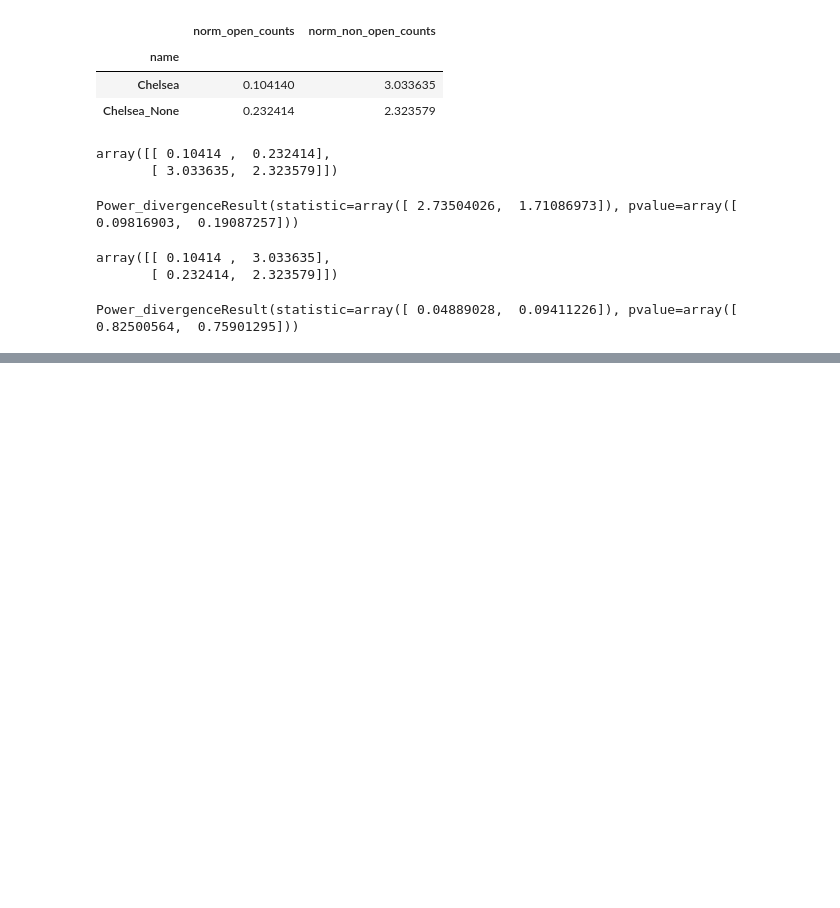
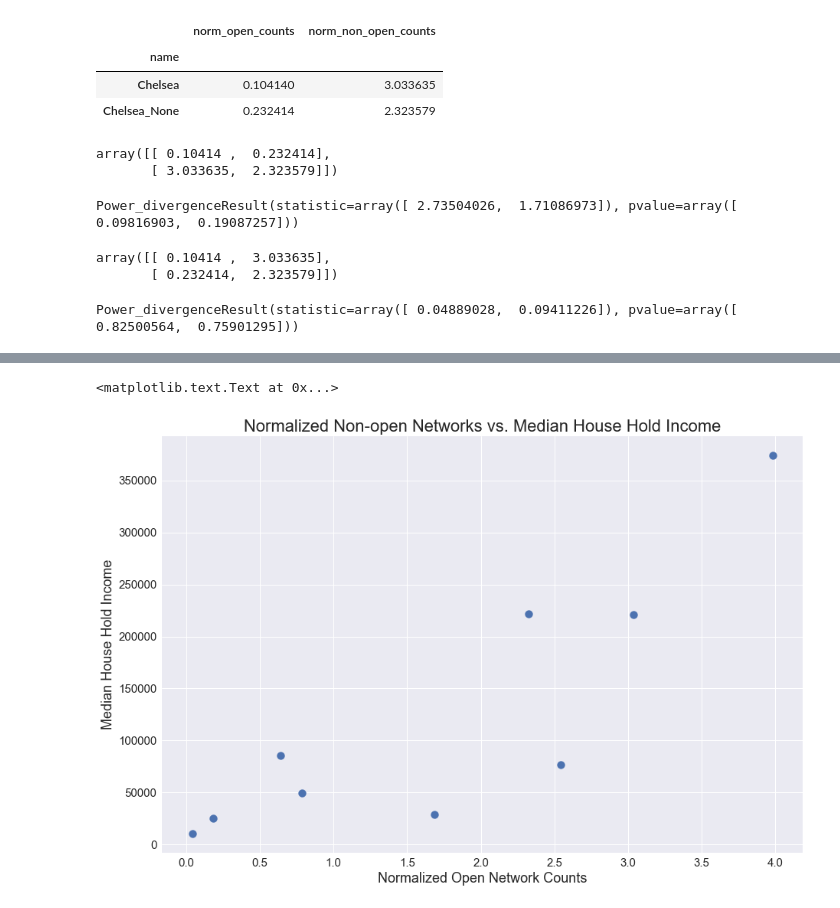
Before and after one commit to cor215/WiFind2017, a Jupyter notebook: Final Analysis - Wifind.ipynb, the cells around one changed output, grey strips where cells are left out. Cells and saved outputs as stored; diff of their text form; code cells hidden in the pictures; blank space fills up the shorter version.

```diff
--- a/Final Analysis - Wifind.ipynb
+++ b/Final Analysis - Wifind.ipynb
@@ -884,0 +968,10 @@ Power_divergenceResult(statistic=array([ 0.04889028,  0.09411226]), pvalue=array
+# %%
+ax = scatter_plot.plot(kind='scatter', title ="Non-Open Networks in Public vs. Non-public Residential Areas", \
+                   figsize=(15, 10), legend=True, fontsize=15, x='norm_non_open_counts', y='MHI', s=100)
+ax.set_title("Normalized Non-open Networks vs. Median House Hold Income",fontsize=22)
+ax.set_xlabel("Normalized Open Network Counts", fontsize=18)
+ax.set_ylabel("Median House Hold Income", fontsize=18)
+#ax.set_yscale("log")
+# %% [output]
+<matplotlib.text.Text at 0x...>
+[figure, added]
```
Also changed, not shown: parts of 18 cells of this notebook.
